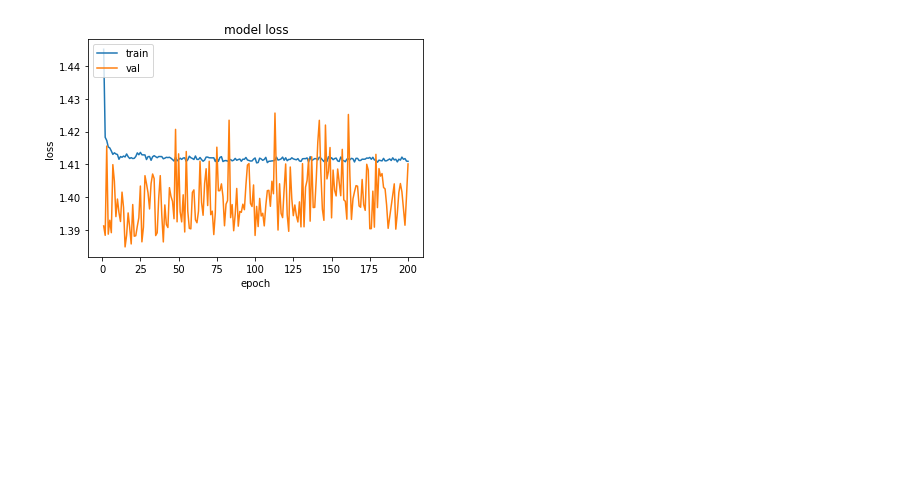
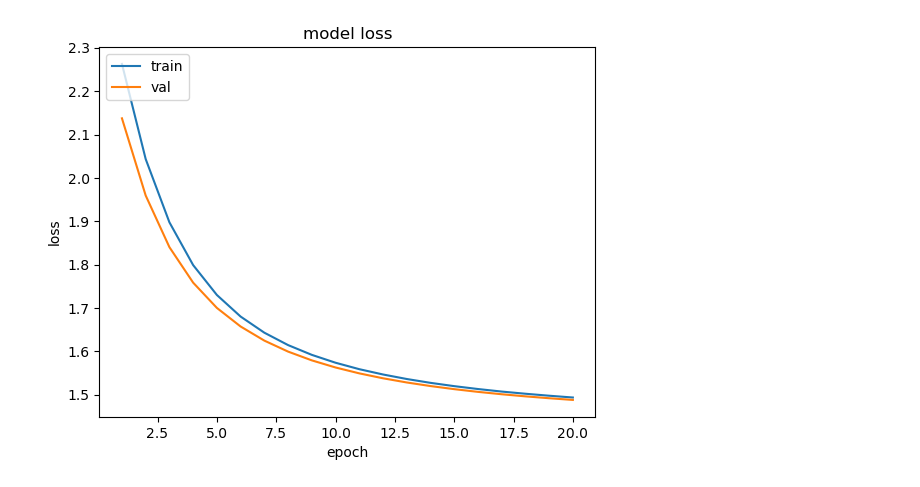
Before and after one commit to Gachon-Univ-GP-Team7/NLPModel, a Jupyter notebook: Pytorch_classification.ipynb, the cells around one changed output. Saved outputs shown, nothing was run; the diff lists cells and outputs as text; code cells hidden in the pictures; blank space fills up the shorter version.

```diff
--- a/Pytorch_classification.ipynb
+++ b/Pytorch_classification.ipynb
@@ -217,0 +63,21 @@ Epoch 200/200
+# %%
+#모델
+# Dropout -> 과적합 방지를 위한 버리기
+model = Sequential()
+model.add(LSTM(512, activation='relu', input_shape=(27, 100), return_sequences=True))
+model.add(Dropout(0.3))
+model.add(LSTM(256, activation='relu', return_sequences=True))
+model.add(Dropout(0.3))
+model.add(LSTM(128, activation='relu'))
+model.add(Dropout(0.3))
+model.add(Dense(128))
+model.add(Dropout(0.3))
+model.add(Dense(11, activation='softmax'))
+model.add(Dense(11, activation='softmax'))
+
+es = EarlyStopping(monitor='val_loss', mode='min', verbose=1, patience=4)
+mc = ModelCheckpoint('./best_model.h5', monitor='val_acc', mode='max', verbose=1, save_best_only=True)
+
+sgd = optimizers.SGD(lr=0.00001, decay=1e-6, momentum=0.9, nesterov=True)
+model.compile(loss='categorical_crossentropy', optimizer=sgd, metrics=['acc'])
+history = model.fit(train_x, train_y.tolist(), epochs=20, batch_size=1, callbacks=[es, mc], validation_data=(test_x, test_y.tolist()))
@@ -218,11 +102,11 @@ Epoch 200/200
 # %%
-epochs = range(1, len(history.history['accuracy']) + 1)
+epochs = range(1, len(history.history['acc']) + 1)
 plt.plot(epochs, history.history['loss'])
 plt.plot(epochs, history.history['val_loss'])
 plt.title('model loss')
 plt.ylabel('loss')
 plt.xlabel('epoch')
 plt.legend(['train', 'val'], loc='upper left')
 plt.show()
 # %% [output]
-[figure, old version]
+[figure, new version]
```
Also changed, not shown: parts of 15 cells of this notebook, 12 other files.
